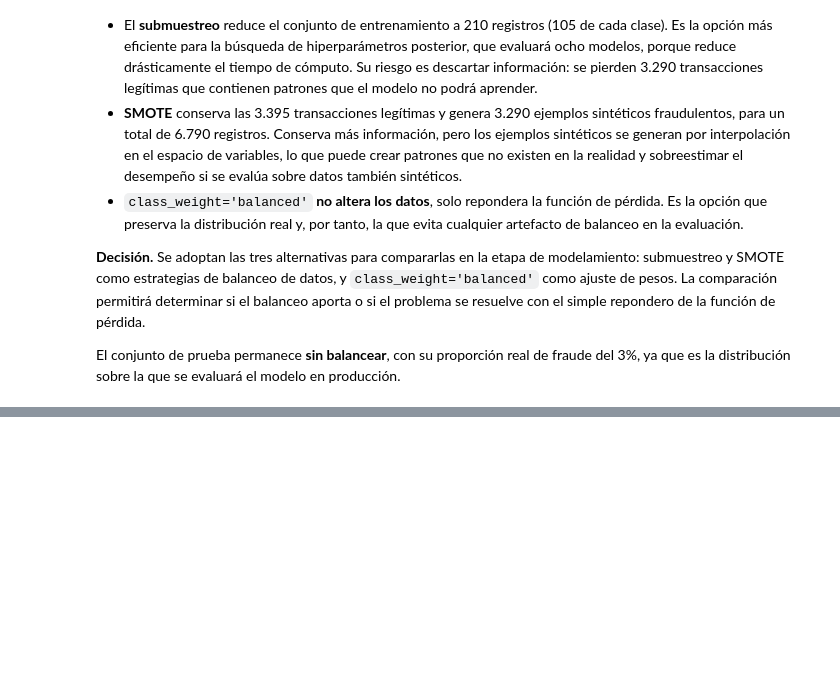
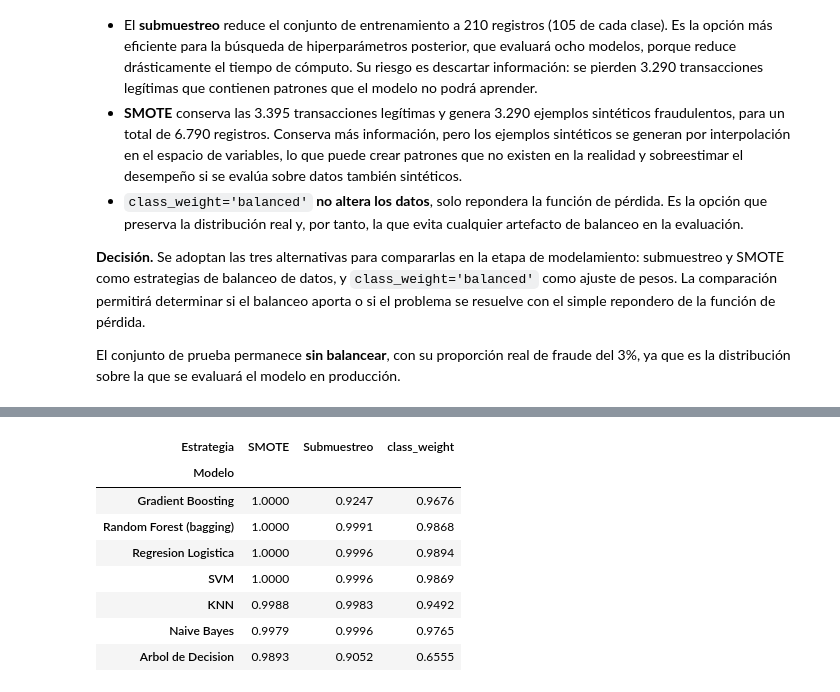
Before and after one commit to blandevv/credit-card-fraud-detection, a Jupyter notebook: notebooks/main.ipynb, the cells around one changed output, grey strips where cells are left out. Saved outputs shown, nothing was run; the diff lists cells and outputs as text; code cells hidden in the pictures; blank space fills up the shorter version.

```diff
--- a/notebooks/main.ipynb
+++ b/notebooks/main.ipynb
@@ -1042,0 +1108,43 @@ El conjunto de prueba permanece **sin balancear**, con su proporción real de fr
+# %%
+def con_estrategia(modelo, estrategia):
+    """Clona el modelo y aplica class_weight='balanced' cuando la estrategia lo requiera."""
+    modelo = clone(modelo)
+    if estrategia == 'class_weight' and 'class_weight' in modelo.get_params():
+        modelo.set_params(class_weight='balanced')
+    return modelo
+
+datos_entrenamiento = {
+    'class_weight': (X_train_t, y_train),
+    'Submuestreo': (X_train_sub, y_train_sub),
+    'SMOTE':       (X_train_smo, y_train_smo),
+}
+
+todos_modelos = {**modelos_clasicos, **modelos_ensamble}
+todos_modelos.pop('Votacion')
+
+filas = []
+for estrategia, (X, y) in datos_entrenamiento.items():
+    for nombre, modelo in todos_modelos.items():
+        m = con_estrategia(modelo, estrategia)
+        puntajes = cross_val_score(m, X, y, cv=cv, scoring='average_precision', n_jobs=-1)
+        filas.append({
+            'Estrategia': estrategia,
+            'Modelo': nombre,
+            'PR-AUC (media)': round(float(puntajes.mean()), 4),
+            'PR-AUC (std)': round(float(puntajes.std()), 4)
+        })
+
+comparacion_balanceo_cv = pd.DataFrame(filas)
+pivot_cv = comparacion_balanceo_cv.pivot(index='Modelo', columns='Estrategia', values='PR-AUC (media)')
+
+display(pivot_cv.sort_values('SMOTE', ascending=False).round(4))
+# %% [output]
+| Estrategia | SMOTE | Submuestreo | class_weight |
+| Modelo |  |  |  |
+| Gradient Boosting | 1.0000 | 0.9247 | 0.9676 |
+| Random Forest (bagging) | 1.0000 | 0.9991 | 0.9868 |
+| Regresion Logistica | 1.0000 | 0.9996 | 0.9894 |
+| SVM | 1.0000 | 0.9996 | 0.9869 |
+| KNN | 0.9988 | 0.9983 | 0.9492 |
+| Naive Bayes | 0.9979 | 0.9996 | 0.9765 |
+| Arbol de Decision | 0.9893 | 0.9052 | 0.6555 |
```
Also changed, not shown: parts of 15 cells of this notebook.
